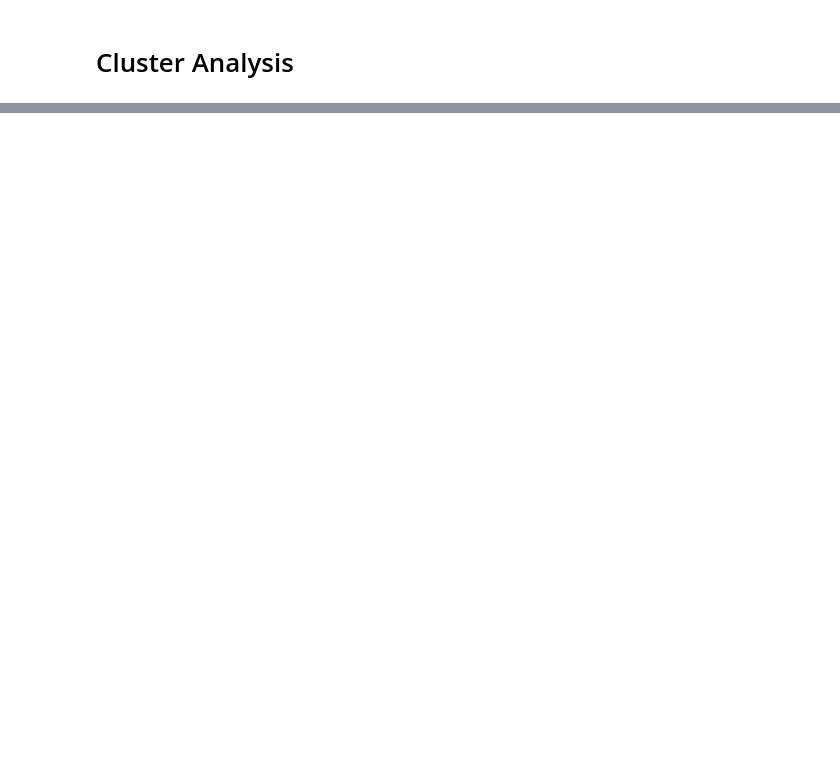
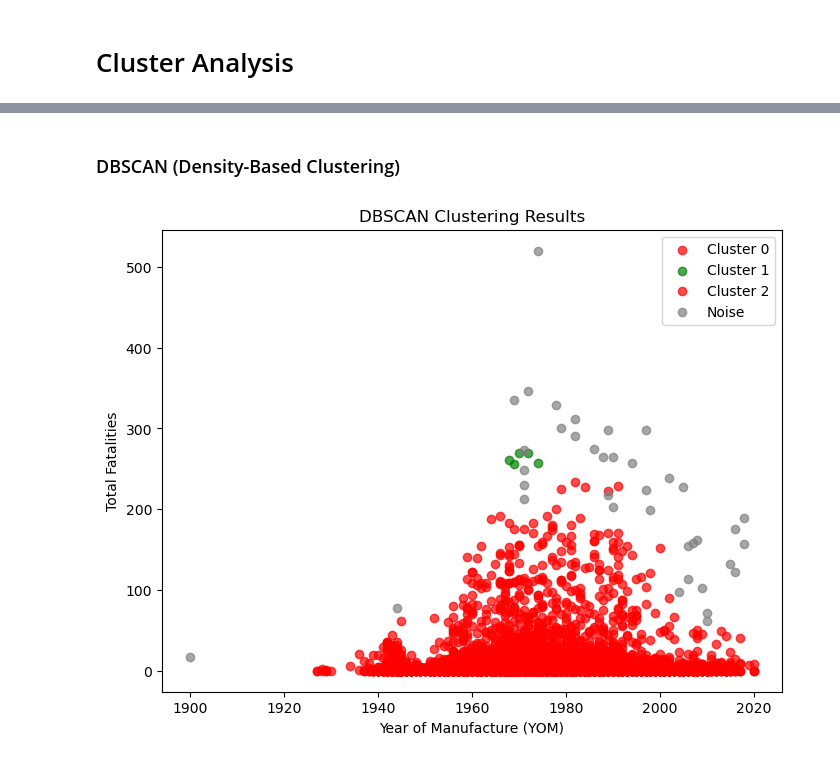
Before and after one commit to heitorgaf/Machine-Learning-for-Business, a Jupyter notebook: MLBus_HDipData_CA1.ipynb, the cells around one changed output, grey strips where cells are left out. Drawn from its saved outputs; the diff is of its cells as text; code cells hidden in the pictures; blank space fills up the shorter version.

```diff
--- a/MLBus_HDipData_CA1.ipynb
+++ b/MLBus_HDipData_CA1.ipynb
@@ -1117,0 +1221,37 @@ MAPE(y_true, predictions)
+# %% [markdown]
+### DBSCAN (Density-Based Clustering)
+# %%
+
+# Create a DBSCAN model
+dbscan = DBSCAN(eps=0.5, min_samples=5)
+
+# Fit the DBSCAN model and obtain cluster labels
+cluster_labels = dbscan.fit_predict(scaled_features)
+
+# Define custom colors for clusters
+colors = ['red', 'green']  # You can add more colors as needed
+
+# Create a colormap for cluster labels
+cmap = plt.cm.get_cmap('rainbow', len(set(cluster_labels)))
+
+# Add the cluster labels to the original dataset
+cluster_df['DBSCAN_labels'] = cluster_labels
+
+# Visualize the clusters using a scatter plot with custom colors and alpha
+plt.figure(figsize=(8, 6))
+unique_labels = set(cluster_labels)
+
+for label in unique_labels:
+    if label == -1:
+        plt.scatter(cluster_df['YOM'][cluster_labels == label], cluster_df['Total fatalities'][cluster_labels == label], label='Noise', alpha=0.7, color='gray')
+    else:
+        cluster_color = colors[label % len(colors)]  # Use a custom color
+        plt.scatter(cluster_df['YOM'][cluster_labels == label], cluster_df['Total fatalities'][cluster_labels == label], label=f'Cluster {label}', color=cluster_color, alpha=0.7)
+
+plt.title('DBSCAN Clustering Results')
+plt.xlabel('Year of Manufacture (YOM)')
+plt.ylabel('Total Fatalities')
+plt.legend()
+plt.show()
+# %% [output]
+[figure, added]
```
Also changed, not shown: parts of 71 cells of this notebook.
